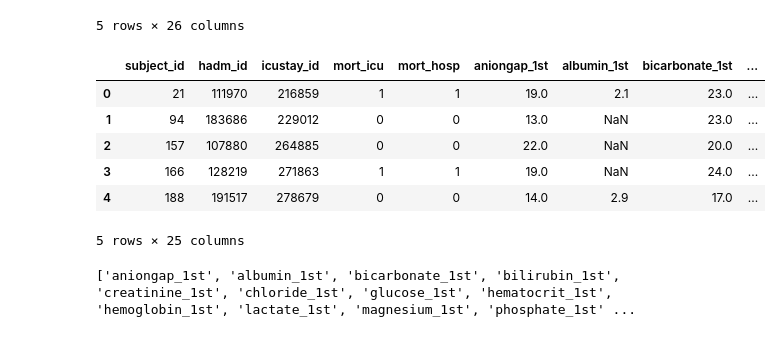
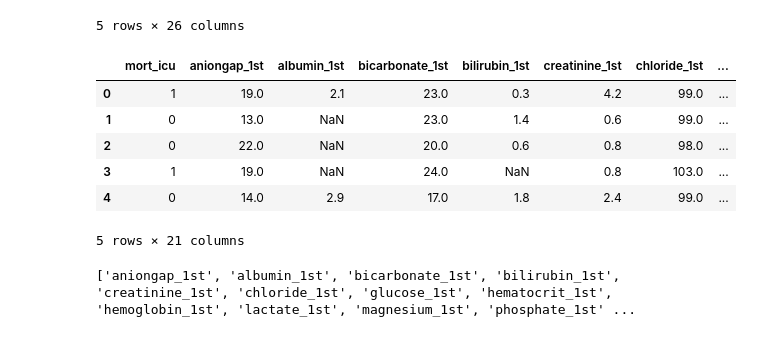
Before and after one commit to RJBeetel3/mimic3_analysis, a Jupyter notebook: SEPSIS_LABEVENTS_FIRST.ipynb, the cells around one changed output. Cells and saved outputs as stored; diff of their text form; code cells hidden in the pictures.

```diff
--- a/SEPSIS_LABEVENTS_FIRST.ipynb
+++ b/SEPSIS_LABEVENTS_FIRST.ipynb
@@ -72,15 +76,15 @@ data.head()
 5 rows × 26 columns
 # %%
 # dropping diagnosis column as all patients are septic
-data.drop('diagnosis', axis=1, inplace = True)
+data.drop(['diagnosis', 'subject_id', 'hadm_id', 'icustay_id', 'mort_hosp'], axis=1, inplace = True)
 data.head()
 # %% [output]
-|  | subject_id | hadm_id | icustay_id | mort_icu | mort_hosp | aniongap_1st | albumin_1st | bicarbonate_1st | ... |
-| 0 | 21 | 111970 | 216859 | 1 | 1 | 19.0 | 2.1 | 23.0 | ... |
-| 1 | 94 | 183686 | 229012 | 0 | 0 | 13.0 | NaN | 23.0 | ... |
-| 2 | 157 | 107880 | 264885 | 0 | 0 | 22.0 | NaN | 20.0 | ... |
-| 3 | 166 | 128219 | 271863 | 1 | 1 | 19.0 | NaN | 24.0 | ... |
-| 4 | 188 | 191517 | 278679 | 0 | 0 | 14.0 | 2.9 | 17.0 | ... |
+|  | mort_icu | aniongap_1st | albumin_1st | bicarbonate_1st | bilirubin_1st | creatinine_1st | chloride_1st | ... |
+| 0 | 1 | 19.0 | 2.1 | 23.0 | 0.3 | 4.2 | 99.0 | ... |
+| 1 | 0 | 13.0 | NaN | 23.0 | 1.4 | 0.6 | 99.0 | ... |
+| 2 | 0 | 22.0 | NaN | 20.0 | 0.6 | 0.8 | 98.0 | ... |
+| 3 | 1 | 19.0 | NaN | 24.0 | NaN | 0.8 | 103.0 | ... |
+| 4 | 0 | 14.0 | 2.9 | 17.0 | 1.8 | 2.4 | 99.0 | ... |
-5 rows × 25 columns
+5 rows × 21 columns
 # %%
 # create a list of columns that only includes lab measures for use in analysis
```
Also changed, not shown: parts of 74 cells of this notebook, 1 other file.
